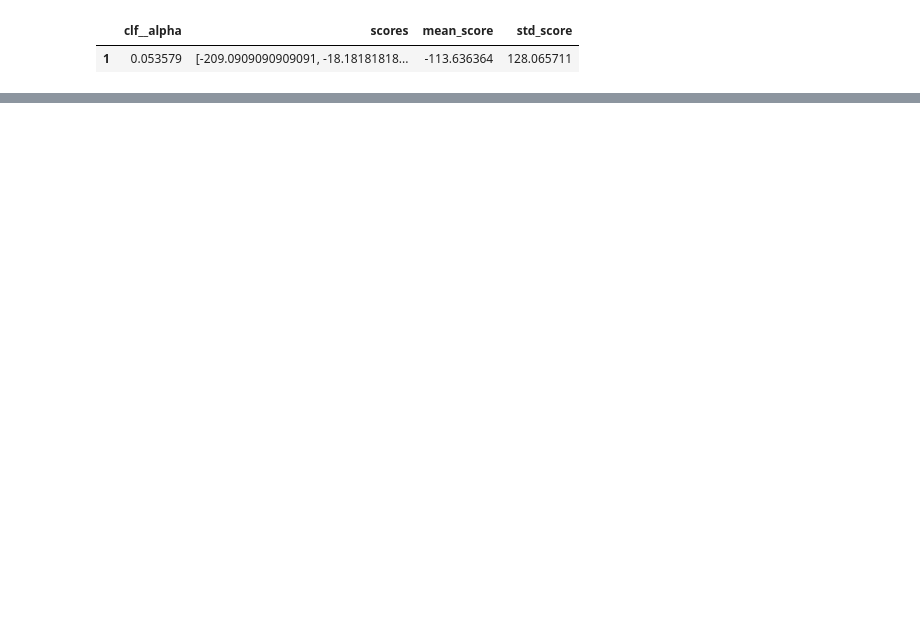
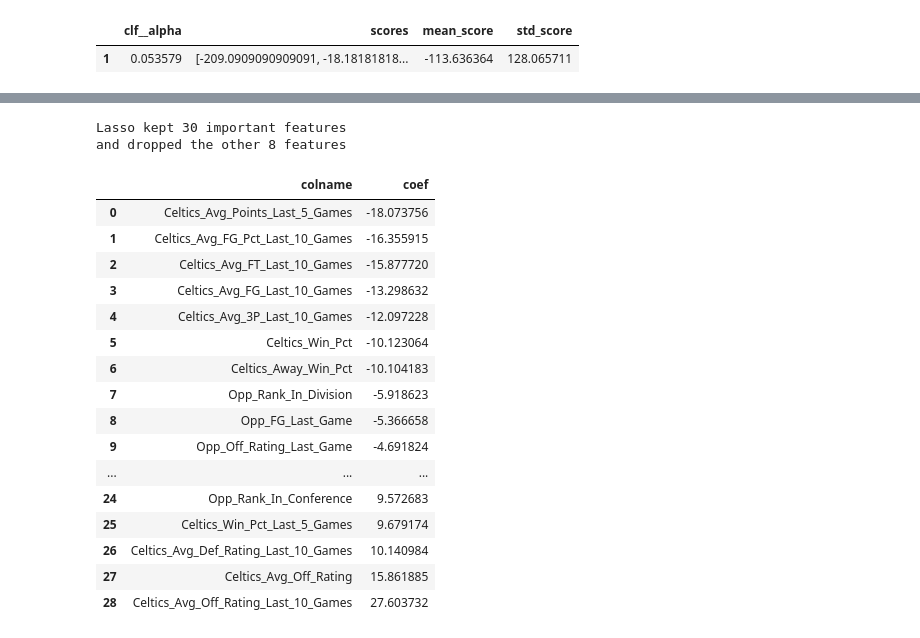
Before and after one commit to michaelparker7/FIN-377-Final-Project, a Jupyter notebook: Scrap.ipynb, the cells around one changed output, grey strips where cells are left out. Saved outputs shown, nothing was run; the diff lists cells and outputs as text; code cells hidden in the pictures; blank space fills up the shorter version.

```diff
--- a/Scrap.ipynb
+++ b/Scrap.ipynb
@@ -447,3 +439,11 @@ results.iloc[best_index].to_frame().T
 # %% [output]
 |  | clf__alpha | scores | mean_score | std_score |
 | 1 | 0.053579 | [-209.0909090909091, -18.18181818... | -113.636364 | 128.065711 |
+# %%
+best_pipe = Pipeline(
+    [
+        ('preproc',preproc_pipe),
+        ('feature_select','passthrough'),
+        ('clf',Lasso(alpha=0.053579))
+    ])
+best_pipe
@@ -449,0 +468,35 @@ results.iloc[best_index].to_frame().T
+# %%
+best_pipe.fit(X_train,y_train)
+
+coef_df = pd.DataFrame({'colname' : preproc_df.columns,
+                        'coef' : best_pipe['clf'].coef_ })\
+            .query('abs(coef) > 0.0001')\
+            .sort_values('coef').reset_index().drop('index',axis=1)
+
+print(f'''
+Lasso kept {sum(best_pipe['clf'].coef_ != 0)} important features
+and dropped the other {sum(best_pipe['clf'].coef_ == 0)} features
+''')
+# %% [output]
+Lasso kept 30 important features
+and dropped the other 8 features
+# %%
+coef_df
+# %% [output]
+|  | colname | coef |
+| 0 | Celtics_Avg_Points_Last_5_Games | -18.073756 |
+| 1 | Celtics_Avg_FG_Pct_Last_10_Games | -16.355915 |
+| 2 | Celtics_Avg_FT_Last_10_Games | -15.877720 |
+| 3 | Celtics_Avg_FG_Last_10_Games | -13.298632 |
+| 4 | Celtics_Avg_3P_Last_10_Games | -12.097228 |
+| 5 | Celtics_Win_Pct | -10.123064 |
+| 6 | Celtics_Away_Win_Pct | -10.104183 |
+| 7 | Opp_Rank_In_Division | -5.918623 |
+| 8 | Opp_FG_Last_Game | -5.366658 |
+| 9 | Opp_Off_Rating_Last_Game | -4.691824 |
+| ... | ... | ... |
+| 24 | Opp_Rank_In_Conference | 9.572683 |
+| 25 | Celtics_Win_Pct_Last_5_Games | 9.679174 |
+| 26 | Celtics_Avg_Def_Rating_Last_10_Games | 10.140984 |
+| 27 | Celtics_Avg_Off_Rating | 15.861885 |
+| 28 | Celtics_Avg_Off_Rating_Last_10_Games | 27.603732 |
```
Also changed, not shown: parts of 28 cells of this notebook.
